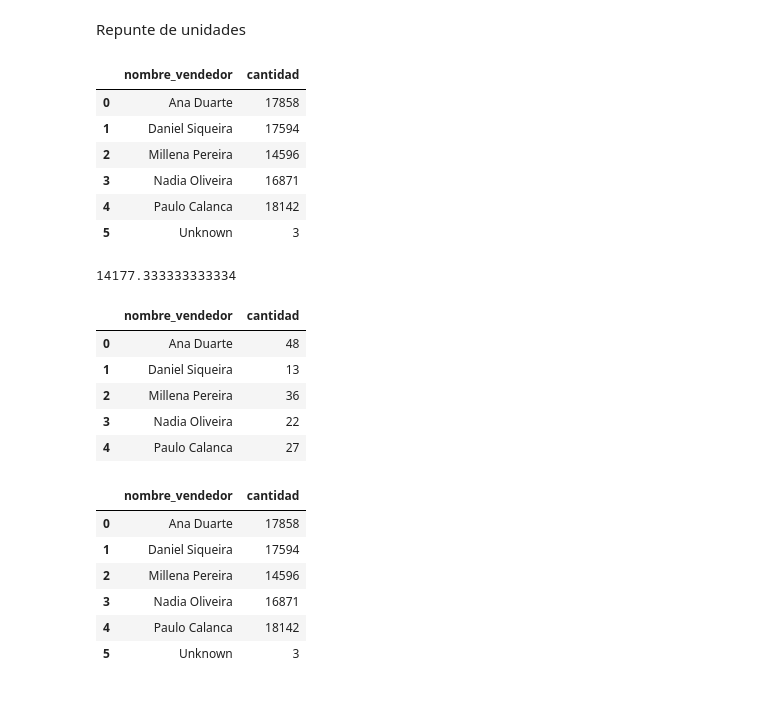
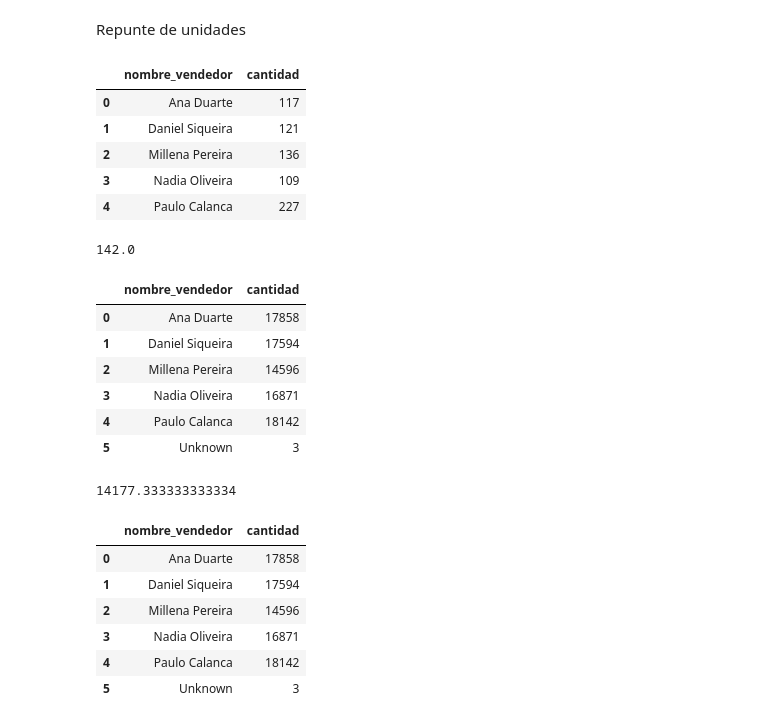
Before and after one commit to GabrielChavezC/Store_Sales_Analysis_SQL, a Jupyter notebook: Store_Sales_Analysis_SQL.ipynb, the cells around one changed output. Cells and saved outputs as stored; diff of their text form; code cells hidden in the pictures.

```diff
--- a/Store_Sales_Analysis_SQL.ipynb
+++ b/Store_Sales_Analysis_SQL.ipynb
@@ -946,32 +940,37 @@ media_todos_los_demasfechas
 Repunte de unidades
 # %%
 cantidad_2019=df_limpio[df_limpio["fecha_compra"]=="2019-11-24"]
-cantidad_2019=media_del_dia_bueno.groupby("nombre_vendedor")["cantidad"].sum().reset_index()
+cantidad_2019=cantidad_2019.groupby("nombre_vendedor")["cantidad"].sum().reset_index()
 cantidad_2019
 # %% [output]
 |  | nombre_vendedor | cantidad |
-| 0 | Ana Duarte | 17858 |
-| 1 | Daniel Siqueira | 17594 |
-| 2 | Millena Pereira | 14596 |
-| 3 | Nadia Oliveira | 16871 |
-| 4 | Paulo Calanca | 18142 |
-| 5 | Unknown | 3 |
+| 0 | Ana Duarte | 117 |
+| 1 | Daniel Siqueira | 121 |
+| 2 | Millena Pereira | 136 |
+| 3 | Nadia Oliveira | 109 |
+| 4 | Paulo Calanca | 227 |
 # %%
 promedio_cantidad_2019=cantidad_2019["cantidad"].mean()
 promedio_cantidad_2019
 # %% [output]
-14177.333333333334
+142.0
 # %%
-cantidad_2020=df_limpio[df_limpio["fecha_compra"]=="2020-11-24"]
+cantidad_2020=df_limpio[df_limpio["fecha_compra"]!="2019-11-24"]
 cantidad_2020=cantidad_2020.groupby("nombre_vendedor")["cantidad"].sum().reset_index()
 cantidad_2020
 # %% [output]
 |  | nombre_vendedor | cantidad |
-| 0 | Ana Duarte | 48 |
-| 1 | Daniel Siqueira | 13 |
-| 2 | Millena Pereira | 36 |
-| 3 | Nadia Oliveira | 22 |
-| 4 | Paulo Calanca | 27 |
+| 0 | Ana Duarte | 17858 |
+| 1 | Daniel Siqueira | 17594 |
+| 2 | Millena Pereira | 14596 |
+| 3 | Nadia Oliveira | 16871 |
+| 4 | Paulo Calanca | 18142 |
+| 5 | Unknown | 3 |
+# %%
+cantidad_2020=cantidad_2020["cantidad"].mean()
+cantidad_2020
+# %% [output]
+14177.333333333334
 # %%
 #cantidad de todas las fechas MENOS la del 24 de noviembre del 2019
 cantidad_todas_fechas=df_limpio[df_limpio["fecha_compra"]!="2019-11-24"]
```
Also changed, not shown: parts of 4 cells of this notebook.
